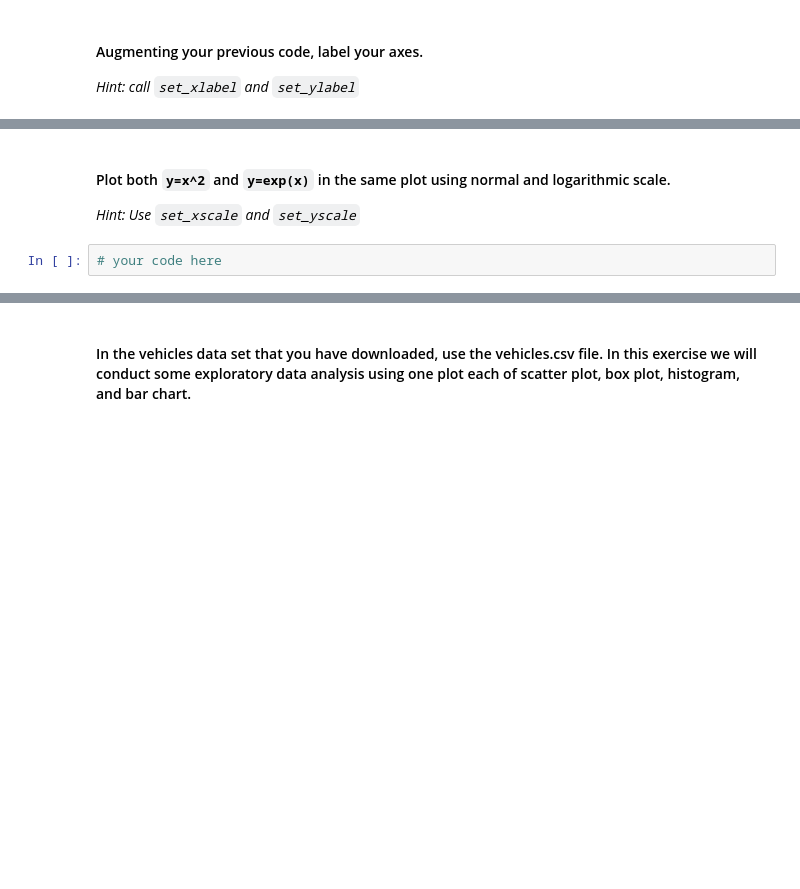
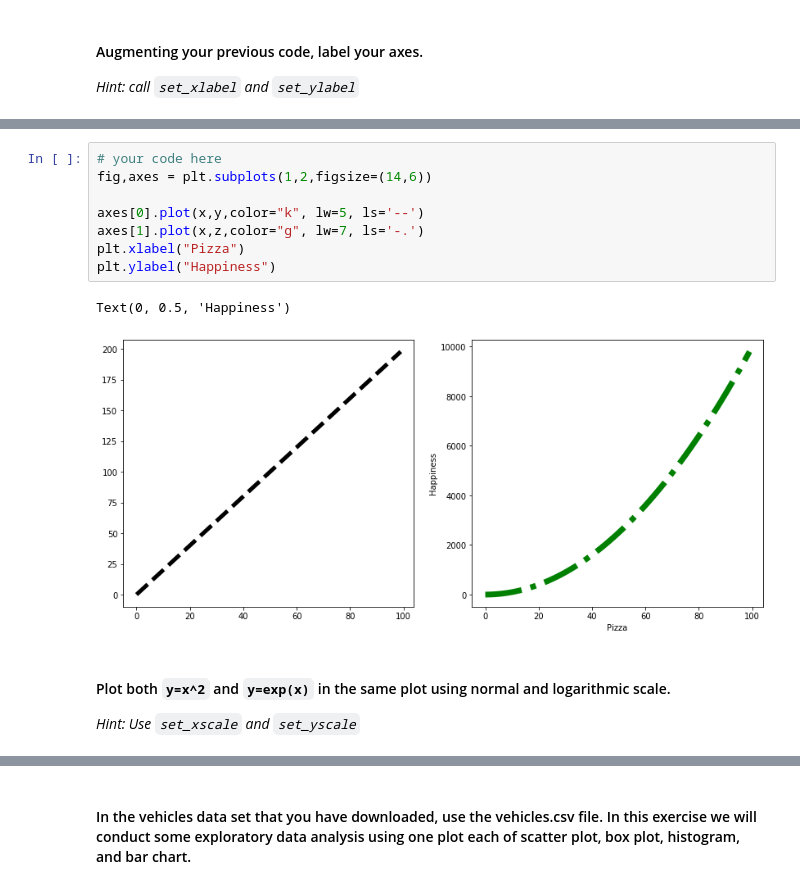
Before and after one commit to borjauria/dataptmad1019, a Jupyter notebook: module-2/lab-matplotlib-seaborn/your-code/challenge-1.ipynb, the cells around one changed output, grey strips where cells are left out. Drawn from its saved outputs; the diff is of its cells as text; blank space fills up the shorter version.

```diff
--- a/module-2/lab-matplotlib-seaborn/your-code/challenge-1.ipynb
+++ b/module-2/lab-matplotlib-seaborn/your-code/challenge-1.ipynb
@@ -51,6 +65,15 @@ z = x**2
+# %%
+# your code here
+fig,axes = plt.subplots(1,2,figsize=(14,6))
+
+axes[0].plot(x,y,color="k", lw=5, ls='--')
+axes[1].plot(x,z,color="g", lw=7, ls='-.')
+plt.xlabel("Pizza")
+plt.ylabel("Happiness")
+# %% [output]
+Text(0, 0.5, 'Happiness')
+[figure, added]
 # %% [markdown]
 #### Plot both `y=x^2` and `y=exp(x)` in the same plot using normal and logarithmic scale.
 
 *Hint: Use `set_xscale` and `set_yscale`*
-# %%
-# your code here
```
Also changed, not shown: parts of 13 cells of this notebook, 4 other files.
